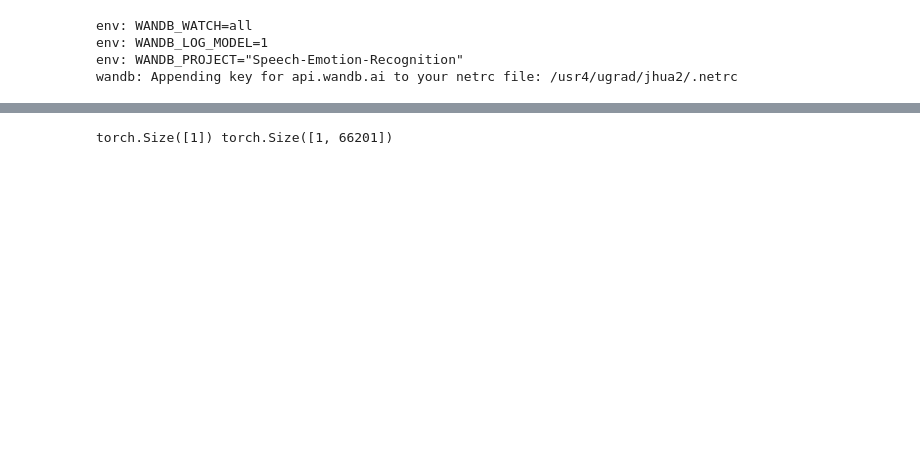
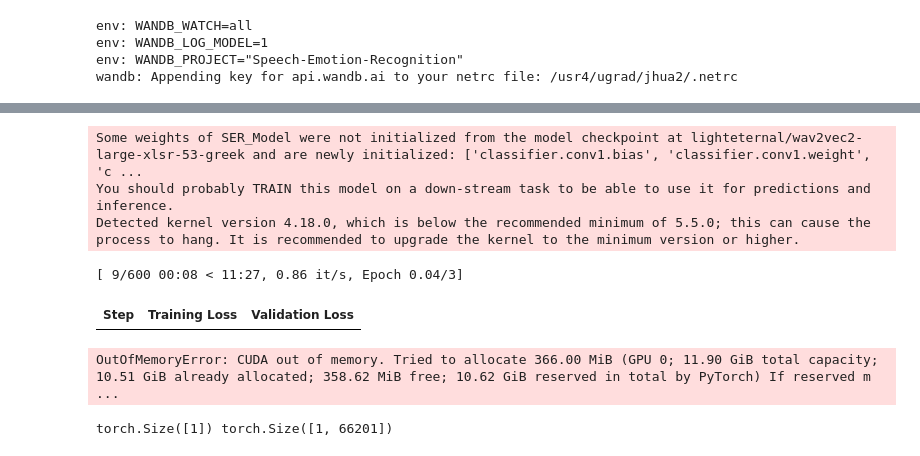
Before and after one commit to yunyunh123/EC523-SER, a Jupyter notebook: Wav2Vec2_SER.ipynb, the cells around one changed output, grey strips where cells are left out. Saved outputs shown, nothing was run; the diff lists cells and outputs as text; code cells hidden in the pictures; blank space fills up the shorter version.

```diff
--- a/Wav2Vec2_SER.ipynb
+++ b/Wav2Vec2_SER.ipynb
@@ -430,2 +526,28 @@ KeyboardInterrupt:
+# %%
+model_cnn = SER_Model.from_pretrained(
+    model_name,
+    config = config,
+    classification_type = "cnn"
+)
+model_cnn.freeze_feature_extractor()
+
+trainer_cnn = Trainer(
+    model = model_cnn,
+    data_collator=data_collator,
+    args=training_args,
+    compute_metrics=compute_metrics,
+    train_dataset=train_dataset,
+    eval_dataset=eval_dataset,
+    tokenizer=processor.feature_extractor
+)
+
+trainer_cnn.train()
+# %% [output]
+Some weights of SER_Model were not initialized from the model checkpoint at lighteternal/wav2vec2-large-xlsr-53-greek and are newly initialized: ['classifier.conv1.bias', 'classifier.conv1.weight', 'c ...
+You should probably TRAIN this model on a down-stream task to be able to use it for predictions and inference.
+Detected kernel version 4.18.0, which is below the recommended minimum of 5.5.0; this can cause the process to hang. It is recommended to upgrade the kernel to the minimum version or higher.
+[ 9/600 00:08 < 11:27, 0.86 it/s, Epoch 0.04/3]
+| Step | Training Loss | Validation Loss |
+OutOfMemoryError: CUDA out of memory. Tried to allocate 366.00 MiB (GPU 0; 11.90 GiB total capacity; 10.51 GiB already allocated; 358.62 MiB free; 10.62 GiB reserved in total by PyTorch) If reserved m ...
 # %%
 test_dataset = load_dataset("csv", data_files={"test": "test.csv"}, delimiter="\t")["test"]
```
Also changed, not shown: parts of 18 cells of this notebook, 3 other files.
